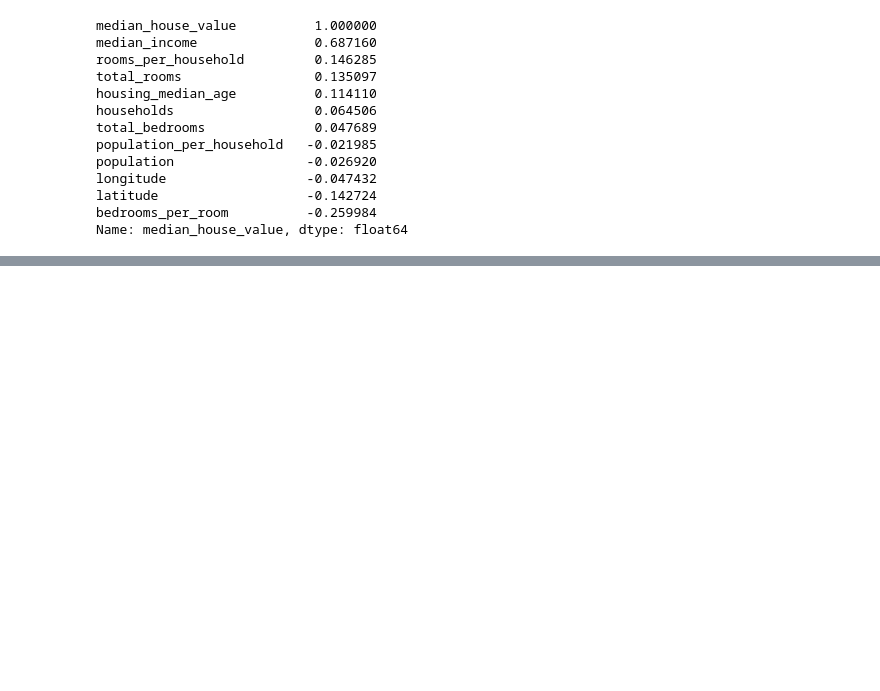
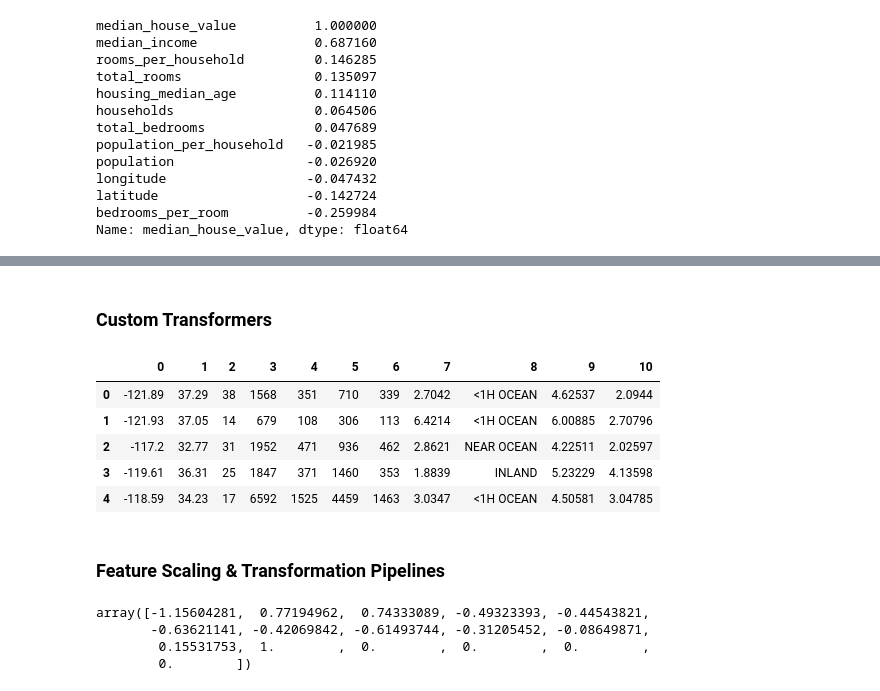
Before and after one commit to cvolcy/hands-on-mlbook, a Jupyter notebook: end_to_end_machine_learning_project.ipynb, the cells around one changed output, grey strips where cells are left out. Drawn from its saved outputs; the diff is of its cells as text; code cells hidden in the pictures; blank space fills up the shorter version.

Commit message:
Add : Prepare the Data for Machine Learning Algorithms

```diff
--- a/end_to_end_machine_learning_project.ipynb
+++ b/end_to_end_machine_learning_project.ipynb
@@ -204,0 +205,3 @@ Name: median_house_value, dtype: float64
+# %%
+housing = strat_train_set.drop("median_house_value", axis=1)
+housing_labels = strat_train_set["median_house_value"].copy()
@@ -204,0 +210,8 @@ Name: median_house_value, dtype: float64
+# %%
+from sklearn.impute import SimpleImputer
+
+imputer = SimpleImputer(strategy="median")
+housing_num = housing.drop("ocean_proximity", axis=1)
+imputer.fit(housing_num)
+
+print(imputer.statistics_, housing_num.median().values)
@@ -204,0 +222,3 @@ Name: median_house_value, dtype: float64
+# %%
+X = imputer.transform(housing_num)
+housing_tr = pd.DataFrame(X, columns=housing_num.columns)
@@ -204,0 +275,37 @@ Name: median_house_value, dtype: float64
+# %% [markdown]
+### Custom Transformers
+# %%
+from sklearn.base import BaseEstimator, TransformerMixin
+
+rooms_ix, bedrooms_ix, population_ix, household_ix = 3, 4, 5, 6
+
+class CombinedAttributesAdder(BaseEstimator, TransformerMixin):
+    def __init__(self, add_bedrooms_per_room = True): # no *args or **kargs
+        self.add_bedrooms_per_room = add_bedrooms_per_room
+
+    def fit(self, X, y=None):
+        return self # nothing else to do
+
+    def transform(self, X, y=None):
+        rooms_per_household = X[:, rooms_ix] / X[:, household_ix]
+        population_per_household = X[:, population_ix] / X[:, household_ix]
+
+        if self.add_bedrooms_per_room:
+            bedrooms_per_room = X[:, bedrooms_ix] / X[:, rooms_ix]
+            return np.c_[X, rooms_per_household, population_per_household, bedrooms_per_room]
+        else:
+            return np.c_[X, rooms_per_household, population_per_household]
+
+attr_adder = CombinedAttributesAdder(add_bedrooms_per_room=False)
+housing_extra_attribs = attr_adder.transform(housing.values)
+# %%
+pd.DataFrame(housing_extra_attribs).head()
+# %% [output]
+|  | 0 | 1 | 2 | 3 | 4 | 5 | 6 | 7 | 8 | 9 | 10 |
+| 0 | -121.89 | 37.29 | 38 | 1568 | 351 | 710 | 339 | 2.7042 | <1H OCEAN | 4.62537 | 2.0944 |
+| 1 | -121.93 | 37.05 | 14 | 679 | 108 | 306 | 113 | 6.4214 | <1H OCEAN | 6.00885 | 2.70796 |
+| 2 | -117.2 | 32.77 | 31 | 1952 | 471 | 936 | 462 | 2.8621 | NEAR OCEAN | 4.22511 | 2.02597 |
+| 3 | -119.61 | 36.31 | 25 | 1847 | 371 | 1460 | 353 | 1.8839 | INLAND | 5.23229 | 4.13598 |
+| 4 | -118.59 | 34.23 | 17 | 6592 | 1525 | 4459 | 1463 | 3.0347 | <1H OCEAN | 4.50581 | 3.04785 |
+# %% [markdown]
+### Feature Scaling & Transformation Pipelines
@@ -204,0 +361,8 @@ Name: median_house_value, dtype: float64
+# %%
+housing_prepared = full_pipeline.fit_transform(housing)
+housing_prepared[0]
+# %% [output]
+array([-1.15604281,  0.77194962,  0.74333089, -0.49323393, -0.44543821,
+       -0.63621141, -0.42069842, -0.61493744, -0.31205452, -0.08649871,
+        0.15531753,  1.        ,  0.        ,  0.        ,  0.        ,
+        0.        ])
```
Also changed, not shown: parts of 15 cells of this notebook.
